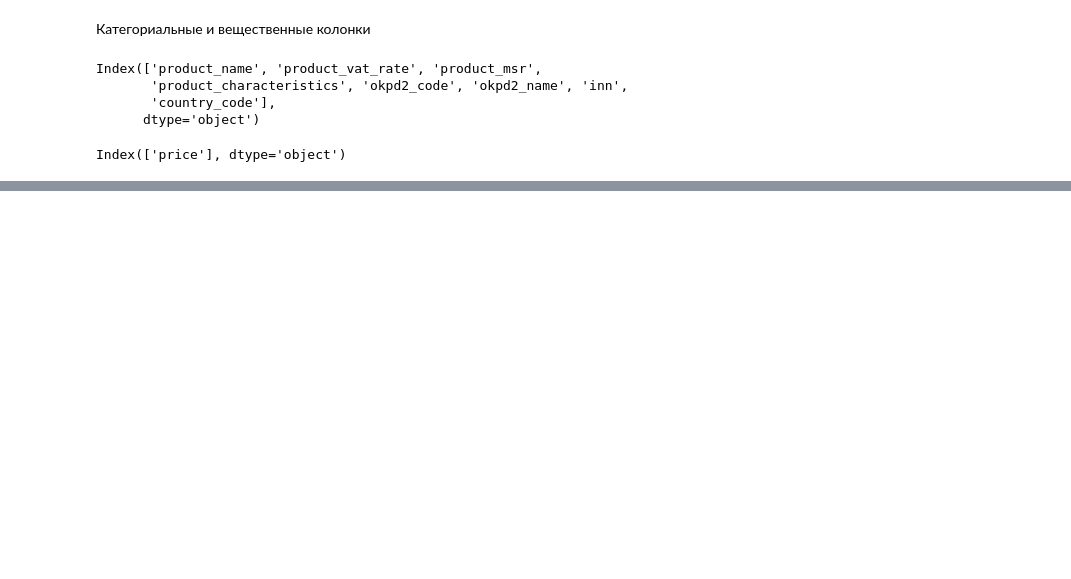
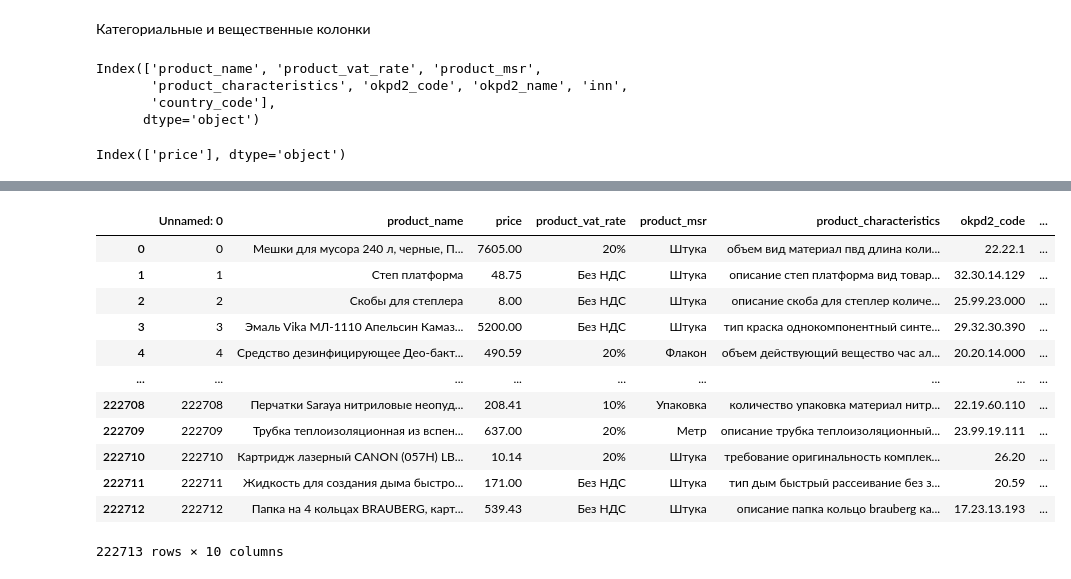
Before and after one commit to ditengm/HackatonZakupki, a Jupyter notebook: research_data.ipynb, the cells around one changed output, grey strips where cells are left out. Drawn from its saved outputs; the diff is of its cells as text; code cells hidden in the pictures; blank space fills up the shorter version.

```diff
--- a/research_data.ipynb
+++ b/research_data.ipynb
@@ -206,0 +352,3 @@ for cat_col in cat_cols:
+# %%
+data_clean = pd.read_csv("clean_descriptions.csv", sep=",")
+data_clean.head()
@@ -206,0 +362,18 @@ for cat_col in cat_cols:
+# %%
+data_clean['price'] = data_contracts['new_price']
+# %%
+data_clean
+# %% [output]
+|  | Unnamed: 0 | product_name | price | product_vat_rate | product_msr | product_characteristics | okpd2_code | ... |
+| 0 | 0 | Мешки для мусора 240 л, черные, П... | 7605.00 | 20% | Штука | объем вид материал пвд длина коли... | 22.22.1 | ... |
+| 1 | 1 | Степ платформа | 48.75 | Без НДС | Штука | описание степ платформа вид товар... | 32.30.14.129 | ... |
+| 2 | 2 | Скобы для степлера | 8.00 | Без НДС | Штука | описание скоба для степлер количе... | 25.99.23.000 | ... |
+| 3 | 3 | Эмаль Vika МЛ-1110 Апельсин Камаз... | 5200.00 | Без НДС | Штука | тип краска однокомпонентный синте... | 29.32.30.390 | ... |
+| 4 | 4 | Средство дезинфицирующее Део-бакт... | 490.59 | 20% | Флакон | объем действующий вещество час ал... | 20.20.14.000 | ... |
+| ... | ... | ... | ... | ... | ... | ... | ... | ... |
+| 222708 | 222708 | Перчатки Saraya нитриловые неопуд... | 208.41 | 10% | Упаковка | количество упаковка материал нитр... | 22.19.60.110 | ... |
+| 222709 | 222709 | Трубка теплоизоляционная из вспен... | 637.00 | 20% | Метр | описание трубка теплоизоляционный... | 23.99.19.111 | ... |
+| 222710 | 222710 | Картридж лазерный CANON (057H) LB... | 10.14 | 20% | Штука | требование оригинальность комплек... | 26.20 | ... |
+| 222711 | 222711 | Жидкость для создания дыма быстро... | 171.00 | Без НДС | Штука | тип дым быстрый рассеивание без з... | 20.59 | ... |
+| 222712 | 222712 | Папка на 4 кольцах BRAUBERG, карт... | 539.43 | Без НДС | Штука | описание папка кольцо brauberg ка... | 17.23.13.193 | ... |
+222713 rows × 10 columns
```
Also changed, not shown: parts of 30 cells of this notebook, 7 other files.
